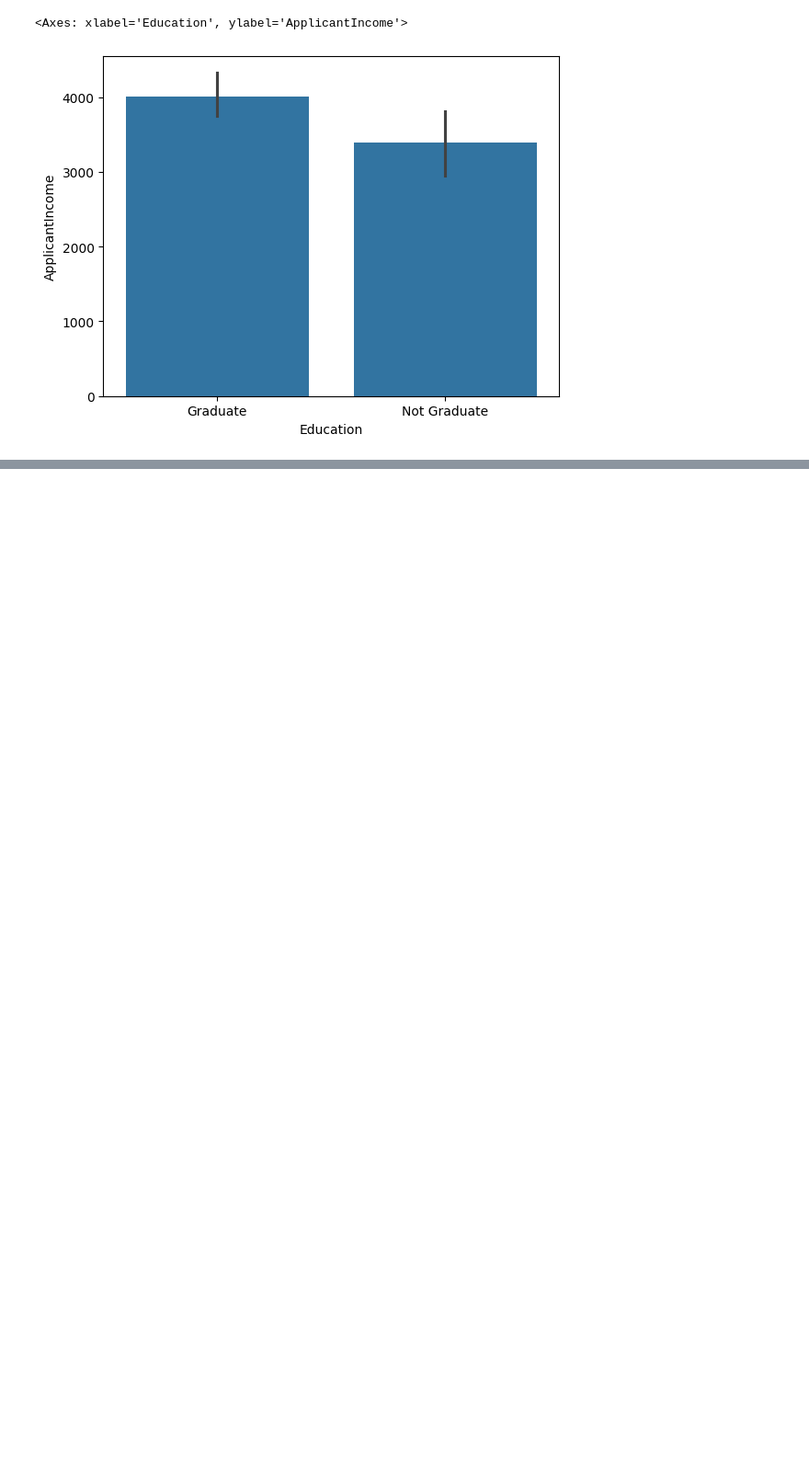
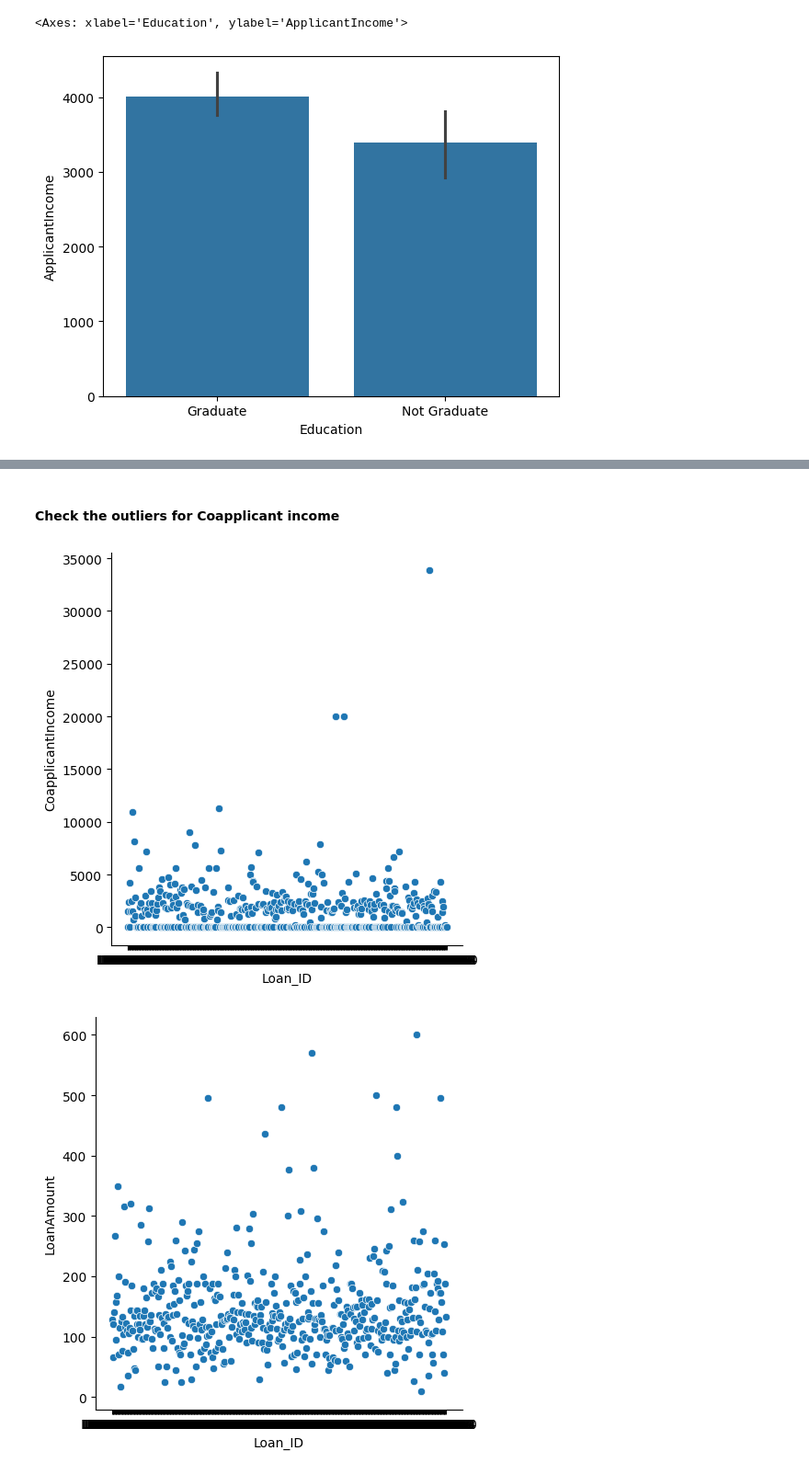
Before and after one commit to Satvat-Navid/MLCOE_task_3, a Jupyter notebook: loan_eda.ipynb, the cells around one changed output, grey strips where cells are left out. Shown at 92% size. Saved outputs shown, nothing was run; the diff lists cells and outputs as text; code cells hidden in the pictures; blank space fills up the shorter version.

```diff
--- a/loan_eda.ipynb
+++ b/loan_eda.ipynb
@@ -66,0 +107,9 @@ sns.kdeplot(ln_df['ApplicantIncome'])
+# %% [markdown]
+#### Check the outliers for Coapplicant income
+# %%
+num_data = ["CoapplicantIncome","LoanAmount"]
+for data in num_data:
+    sns.relplot(data=ln_df, x='Loan_ID', y=data)
+# %% [output]
+[figure, added]
+[figure, added]
```
Also changed, not shown: parts of 21 cells of this notebook.
